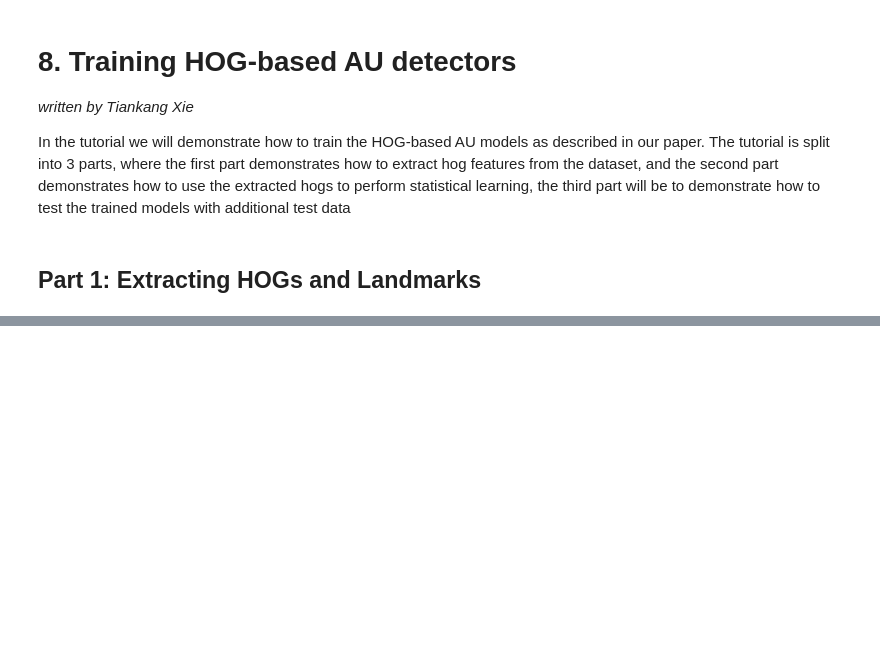
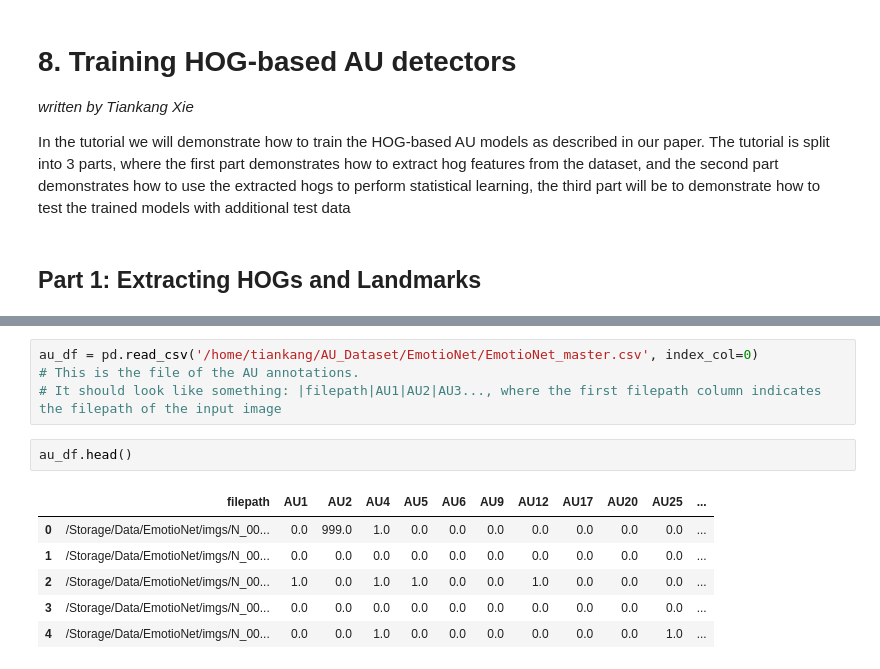
Before and after one commit to cosanlab/py-feat, a Jupyter notebook: docs/extra_tutorials/08_train_hogs.ipynb, the cells around one changed output, grey strips where cells are left out. Saved outputs shown, nothing was run; the diff lists cells and outputs as text; blank space fills up the shorter version.

```diff
--- a/docs/extra_tutorials/08_train_hogs.ipynb
+++ b/docs/extra_tutorials/08_train_hogs.ipynb
@@ -445,0 +60,13 @@ f1_score: 1.0
+# %%
+au_df = pd.read_csv('/home/tiankang/AU_Dataset/EmotioNet/EmotioNet_master.csv', index_col=0)
+# This is the file of the AU annotations.
+# It should look like something: |filepath|AU1|AU2|AU3..., where the first filepath column indicates the filepath of the input image
+# %%
+au_df.head()
+# %% [output]
+|  | filepath | AU1 | AU2 | AU4 | AU5 | AU6 | AU9 | AU12 | AU17 | AU20 | AU25 | ... |
+| 0 | /Storage/Data/EmotioNet/imgs/N_00... | 0.0 | 999.0 | 1.0 | 0.0 | 0.0 | 0.0 | 0.0 | 0.0 | 0.0 | 0.0 | ... |
+| 1 | /Storage/Data/EmotioNet/imgs/N_00... | 0.0 | 0.0 | 0.0 | 0.0 | 0.0 | 0.0 | 0.0 | 0.0 | 0.0 | 0.0 | ... |
+| 2 | /Storage/Data/EmotioNet/imgs/N_00... | 1.0 | 0.0 | 1.0 | 1.0 | 0.0 | 0.0 | 1.0 | 0.0 | 0.0 | 0.0 | ... |
+| 3 | /Storage/Data/EmotioNet/imgs/N_00... | 0.0 | 0.0 | 0.0 | 0.0 | 0.0 | 0.0 | 0.0 | 0.0 | 0.0 | 0.0 | ... |
+| 4 | /Storage/Data/EmotioNet/imgs/N_00... | 0.0 | 0.0 | 1.0 | 0.0 | 0.0 | 0.0 | 0.0 | 0.0 | 0.0 | 1.0 | ... |
```
Also changed, not shown: parts of 39 cells of this notebook.
